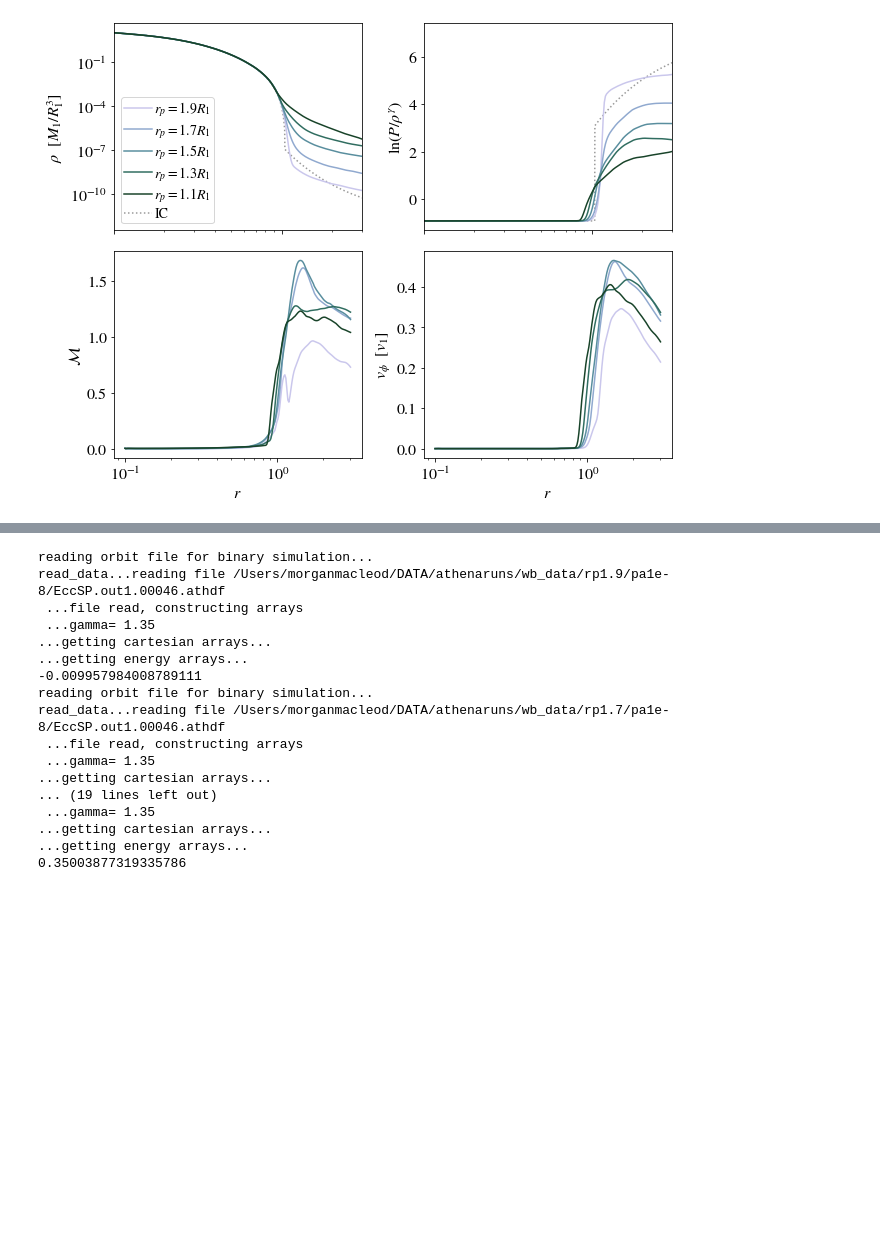
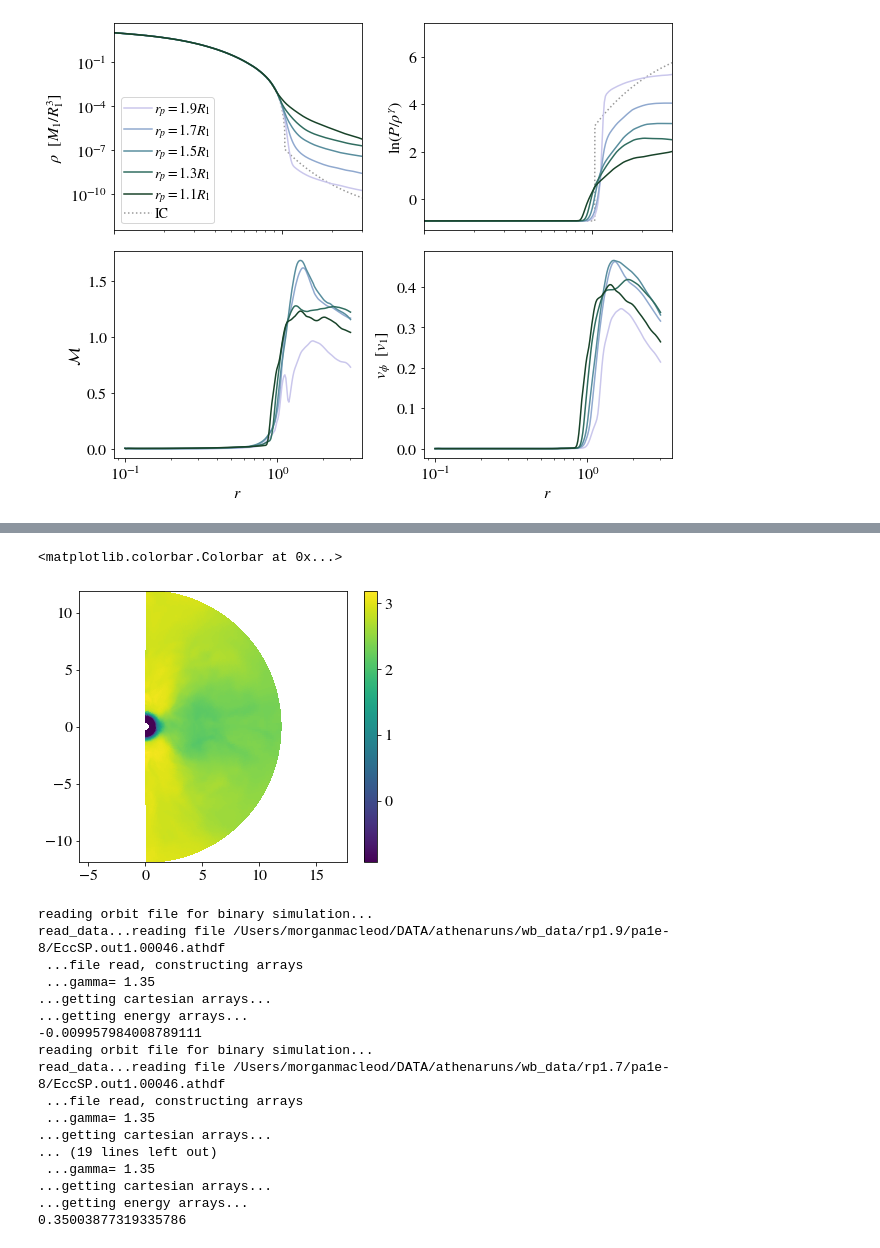
Before and after one commit to morganemacleod/wb_materials, a Jupyter notebook: WaveBreaking_figs.ipynb, the cells around one changed output, grey strips where cells are left out. Drawn from its saved outputs; the diff is of its cells as text; code cells hidden in the pictures; blank space fills up the shorter version.

```diff
--- a/WaveBreaking_figs.ipynb
+++ b/WaveBreaking_figs.ipynb
@@ -938,3 +1060,16 @@ t-tperi= 82.98996051757813
+# %%
+plt.pcolormesh(np.sqrt(d['x']**2 + d['y']**2)[0,:,:],
+               d['z'][0,:,:],
+               np.average(np.log(d['press']/d['rho']**1.35),axis=0,weights=d['rho']))
+
+
+#plt.xlim(0,3)
+#plt.ylim(-3,3)
+plt.axis('equal')
+plt.colorbar()
+# %% [output]
+<matplotlib.colorbar.Colorbar at 0x...>
+[figure, added]
 # %%
 mp = ascii.read("gyre/g135_mc01/ModeProperties.txt")
 p = ascii.read(data_dir + "rp1.9/pa1e-8/hse_profile.dat",names=['r','rho','p','m'])
```
Also changed, not shown: parts of 7 cells of this notebook, 2 other files.
